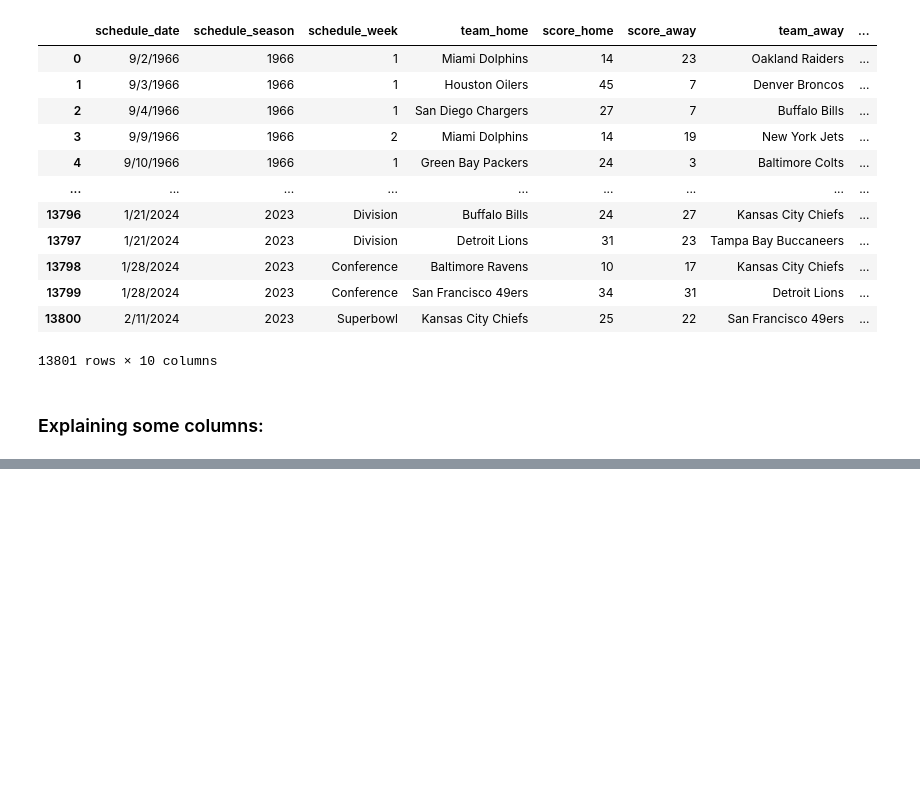
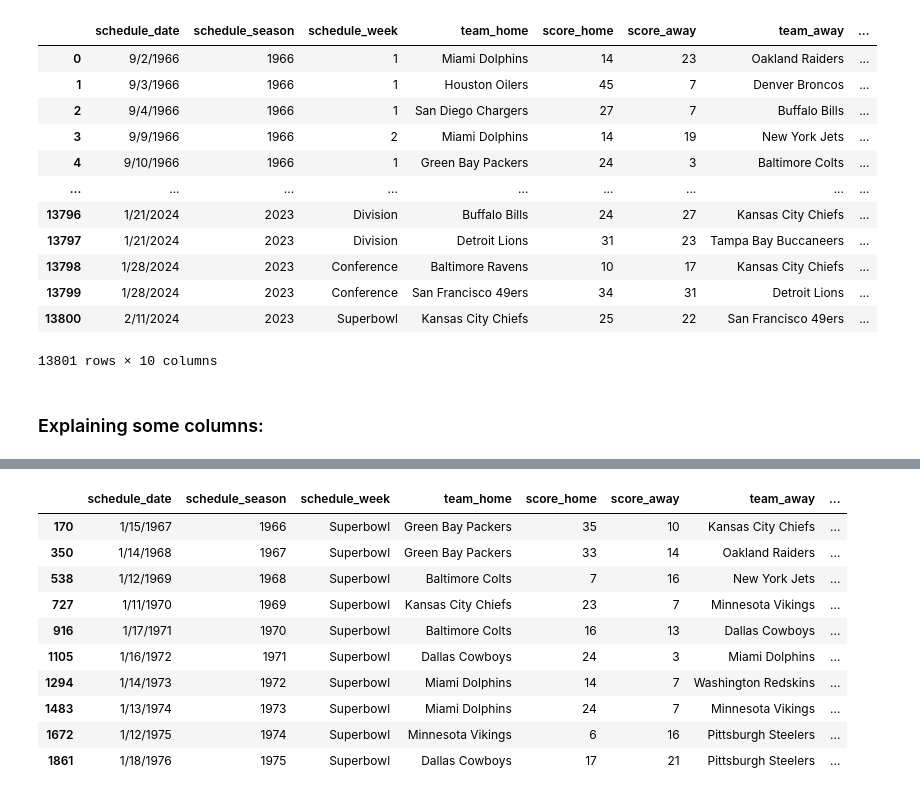
Before and after one commit to abajwah/abajwah.github.io, a Jupyter notebook: final.ipynb, the cells around one changed output, grey strips where cells are left out. Saved outputs shown, nothing was run; the diff lists cells and outputs as text; code cells hidden in the pictures; blank space fills up the shorter version.

```diff
--- a/final.ipynb
+++ b/final.ipynb
@@ -104,0 +203,16 @@ In this data set, the schedule week is usually a number. However, superbowl game
+# %%
+# finding just the superbowl games
+superbowl_games = scores_data.loc[scores_data['schedule_week'] == 'Superbowl']
+superbowl_games.head(10)
+# %% [output]
+|  | schedule_date | schedule_season | schedule_week | team_home | score_home | score_away | team_away | ... |
+| 170 | 1/15/1967 | 1966 | Superbowl | Green Bay Packers | 35 | 10 | Kansas City Chiefs | ... |
+| 350 | 1/14/1968 | 1967 | Superbowl | Green Bay Packers | 33 | 14 | Oakland Raiders | ... |
+| 538 | 1/12/1969 | 1968 | Superbowl | Baltimore Colts | 7 | 16 | New York Jets | ... |
+| 727 | 1/11/1970 | 1969 | Superbowl | Kansas City Chiefs | 23 | 7 | Minnesota Vikings | ... |
+| 916 | 1/17/1971 | 1970 | Superbowl | Baltimore Colts | 16 | 13 | Dallas Cowboys | ... |
+| 1105 | 1/16/1972 | 1971 | Superbowl | Dallas Cowboys | 24 | 3 | Miami Dolphins | ... |
+| 1294 | 1/14/1973 | 1972 | Superbowl | Miami Dolphins | 14 | 7 | Washington Redskins | ... |
+| 1483 | 1/13/1974 | 1973 | Superbowl | Miami Dolphins | 24 | 7 | Minnesota Vikings | ... |
+| 1672 | 1/12/1975 | 1974 | Superbowl | Minnesota Vikings | 6 | 16 | Pittsburgh Steelers | ... |
+| 1861 | 1/18/1976 | 1975 | Superbowl | Dallas Cowboys | 17 | 21 | Pittsburgh Steelers | ... |
```
Also changed, not shown: parts of 12 cells of this notebook.
